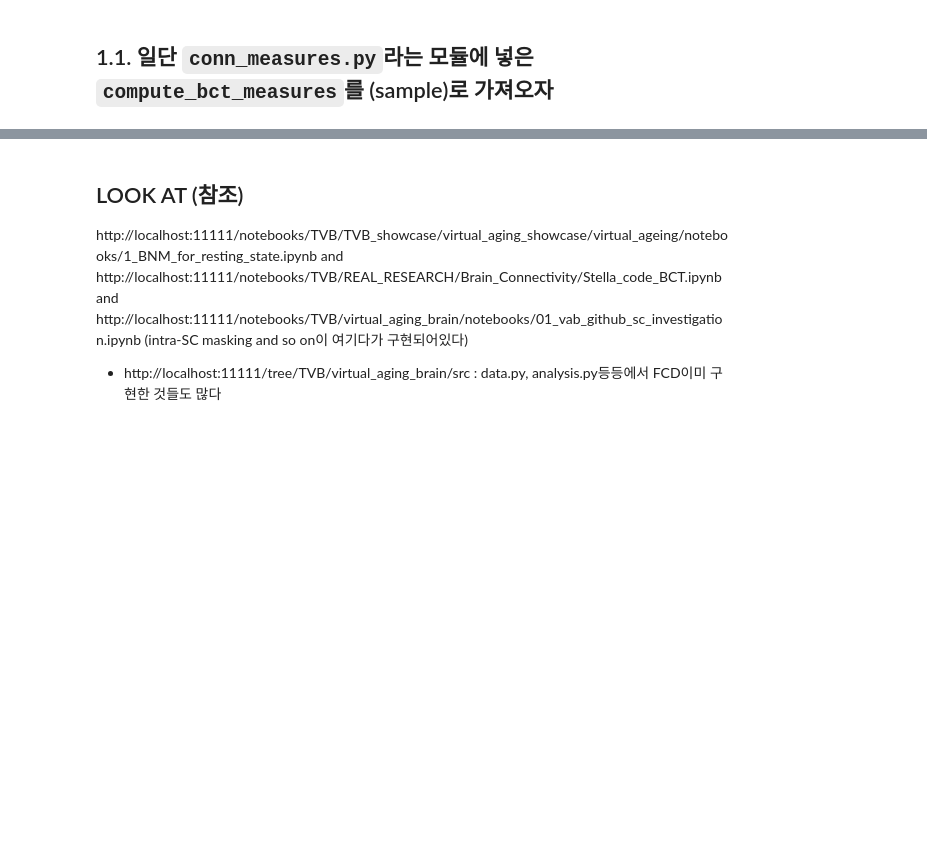
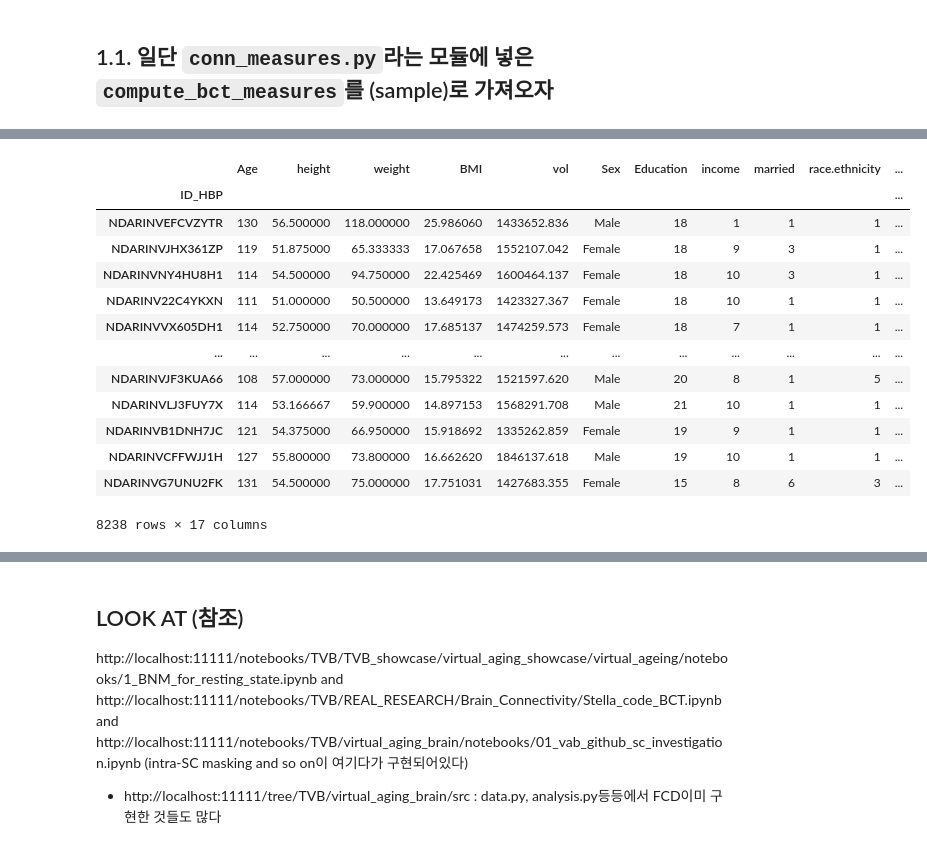
Before and after one commit to Transconnectome/TVB, a Jupyter notebook: Brain_Connectivity/TVB_version.ipynb, the cells around one changed output, grey strips where cells are left out. Saved outputs shown, nothing was run; the diff lists cells and outputs as text; code cells hidden in the pictures; blank space fills up the shorter version.

```diff
--- a/Brain_Connectivity/TVB_version.ipynb
+++ b/Brain_Connectivity/TVB_version.ipynb
@@ -146,0 +206,18 @@ sample_i.scalar_properties()
+# %%
+meta_data
+#total_scalar_results.iloc[:,:2]
+# %% [output]
+|  | Age | height | weight | BMI | vol | Sex | Education | income | married | race.ethnicity | ... |
+| ID_HBP |  |  |  |  |  |  |  |  |  |  | ... |
+| NDARINVEFCVZYTR | 130 | 56.500000 | 118.000000 | 25.986060 | 1433652.836 | Male | 18 | 1 | 1 | 1 | ... |
+| NDARINVJHX361ZP | 119 | 51.875000 | 65.333333 | 17.067658 | 1552107.042 | Female | 18 | 9 | 3 | 1 | ... |
+| NDARINVNY4HU8H1 | 114 | 54.500000 | 94.750000 | 22.425469 | 1600464.137 | Female | 18 | 10 | 3 | 1 | ... |
+| NDARINV22C4YKXN | 111 | 51.000000 | 50.500000 | 13.649173 | 1423327.367 | Female | 18 | 10 | 1 | 1 | ... |
+| NDARINVVX605DH1 | 114 | 52.750000 | 70.000000 | 17.685137 | 1474259.573 | Female | 18 | 7 | 1 | 1 | ... |
+| ... | ... | ... | ... | ... | ... | ... | ... | ... | ... | ... | ... |
+| NDARINVJF3KUA66 | 108 | 57.000000 | 73.000000 | 15.795322 | 1521597.620 | Male | 20 | 8 | 1 | 5 | ... |
+| NDARINVLJ3FUY7X | 114 | 53.166667 | 59.900000 | 14.897153 | 1568291.708 | Male | 21 | 10 | 1 | 1 | ... |
+| NDARINVB1DNH7JC | 121 | 54.375000 | 66.950000 | 15.918692 | 1335262.859 | Female | 19 | 9 | 1 | 1 | ... |
+| NDARINVCFFWJJ1H | 127 | 55.800000 | 73.800000 | 16.662620 | 1846137.618 | Male | 19 | 10 | 1 | 1 | ... |
+| NDARINVG7UNU2FK | 131 | 54.500000 | 75.000000 | 17.751031 | 1427683.355 | Female | 15 | 8 | 6 | 3 | ... |
+8238 rows × 17 columns
```
Also changed, not shown: parts of 14 cells of this notebook, 1 other file.
